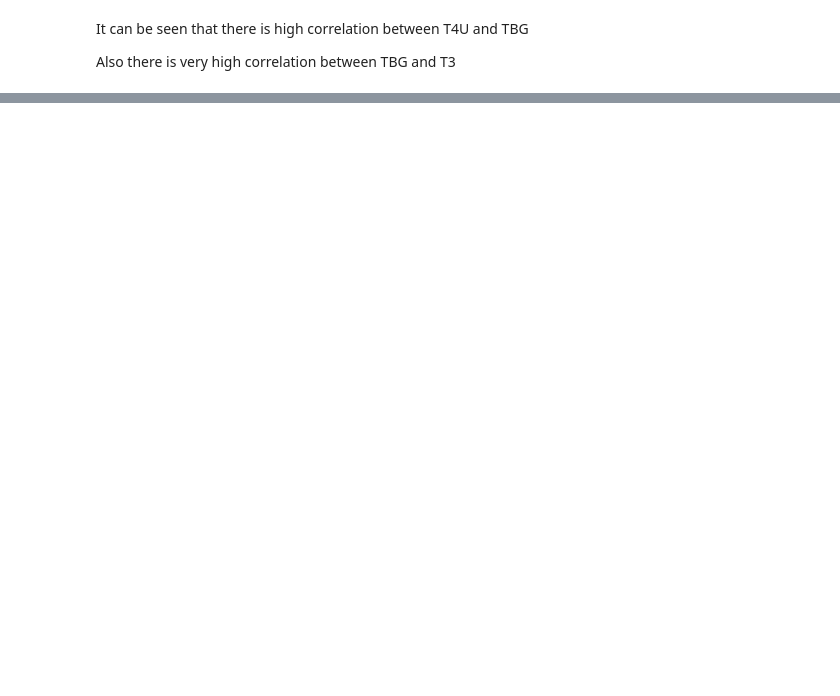
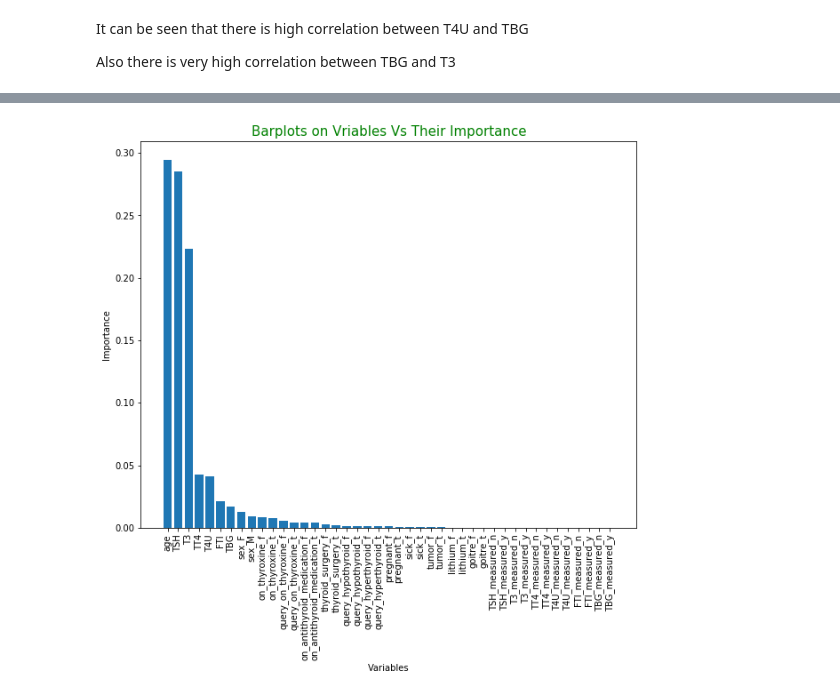
Before and after one commit to kaindoh/Hypothyroid, a Jupyter notebook: Nairobi_Hospital.ipynb, the cells around one changed output, grey strips where cells are left out. Drawn from its saved outputs; the diff is of its cells as text; code cells hidden in the pictures; blank space fills up the shorter version.

```diff
--- a/Nairobi_Hospital.ipynb
+++ b/Nairobi_Hospital.ipynb
@@ -323,0 +391,9 @@ plt.show()
+# %%
+# implementing random forest
+rf = RandomForestClassifier()
+rf.fit(x_train,y_train)
+y_pred = rf.predict(x_test)
+print("accuracy_score",accuracy_score(y_test,y_pred))
+print("precision_score",precision_score(y_test,y_pred))
+print("recall_score",recall_score(y_test,y_pred))
+print("f1_score",f1_score(y_test,y_pred))
@@ -323,0 +407,14 @@ plt.show()
+# %%
+# Tuning to get the best parameters of randomforest
+param ={
+    "criterion":['gini','entropy'],
+    "min_samples_split" : np.arange(1,100,1),
+    "n_estimators":np.arange(1,100,1),
+    "max_depth":np.arange(1,10,1),
+    "n_jobs":np.arange(1,100,1)
+}
+kfold = KFold(n_splits=10,random_state=0)
+rsc = RandomizedSearchCV(rf,param,cv=kfold,verbose=0,random_state=0)
+rsc.fit(x_train,y_train)
+print(rsc.best_params_)
+print(rsc.best_score_)
@@ -323,0 +424,11 @@ plt.show()
+# %%
+# now we want to get the variables with the highest importance
+
+clf = RandomForestClassifier(max_depth= 8,n_jobs= 83, min_samples_split= 87, criterion= 'gini',n_estimators= 49)
+clf.fit(x_train,y_train)
+importance = clf.feature_importances_
+names = X.columns
+dict1 = {}
+for i,j in zip(names,importance):
+  dict1[i] = j
+OrderedDict(sorted(dict1.items(),key =lambda x:x[1],reverse=True))
@@ -323,0 +453,13 @@ plt.show()
+# %%
+# Visualizing the columns with highest importance
+df1 = pd.DataFrame({"variables":X.columns,"Importance":importance})
+x_values = list(range(len(importance)))
+plt.figure(figsize=(10,8))
+plt.bar(x_values, df1['Importance'].sort_values(ascending=False))
+plt.xticks(x_values, df1.variables, rotation='vertical')
+plt.xlabel("Variables")
+plt.ylabel("Importance")
+plt.title("Barplots on Vriables Vs Their Importance",fontsize=15,color="green")
+plt.show()
+# %% [output]
+[figure, added]
```
Also changed, not shown: parts of 63 cells of this notebook.
